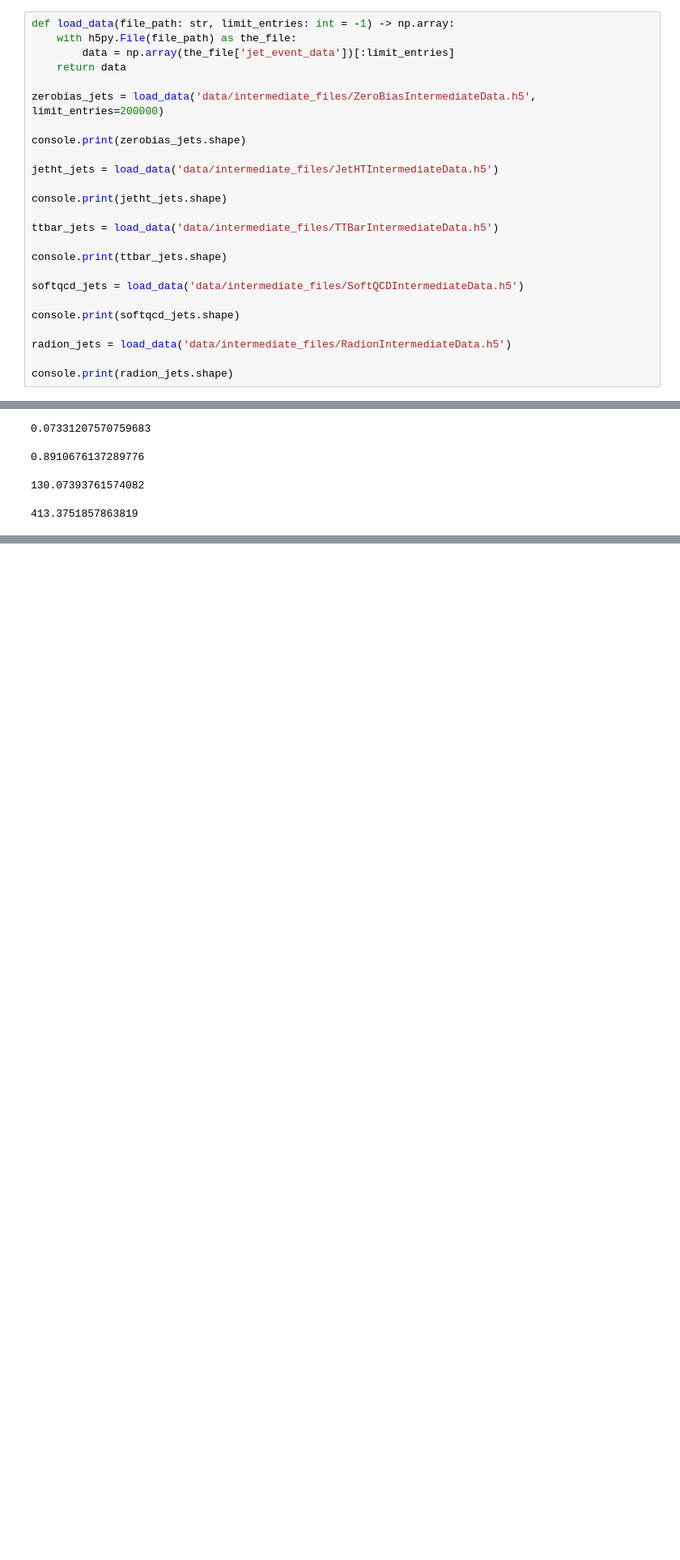
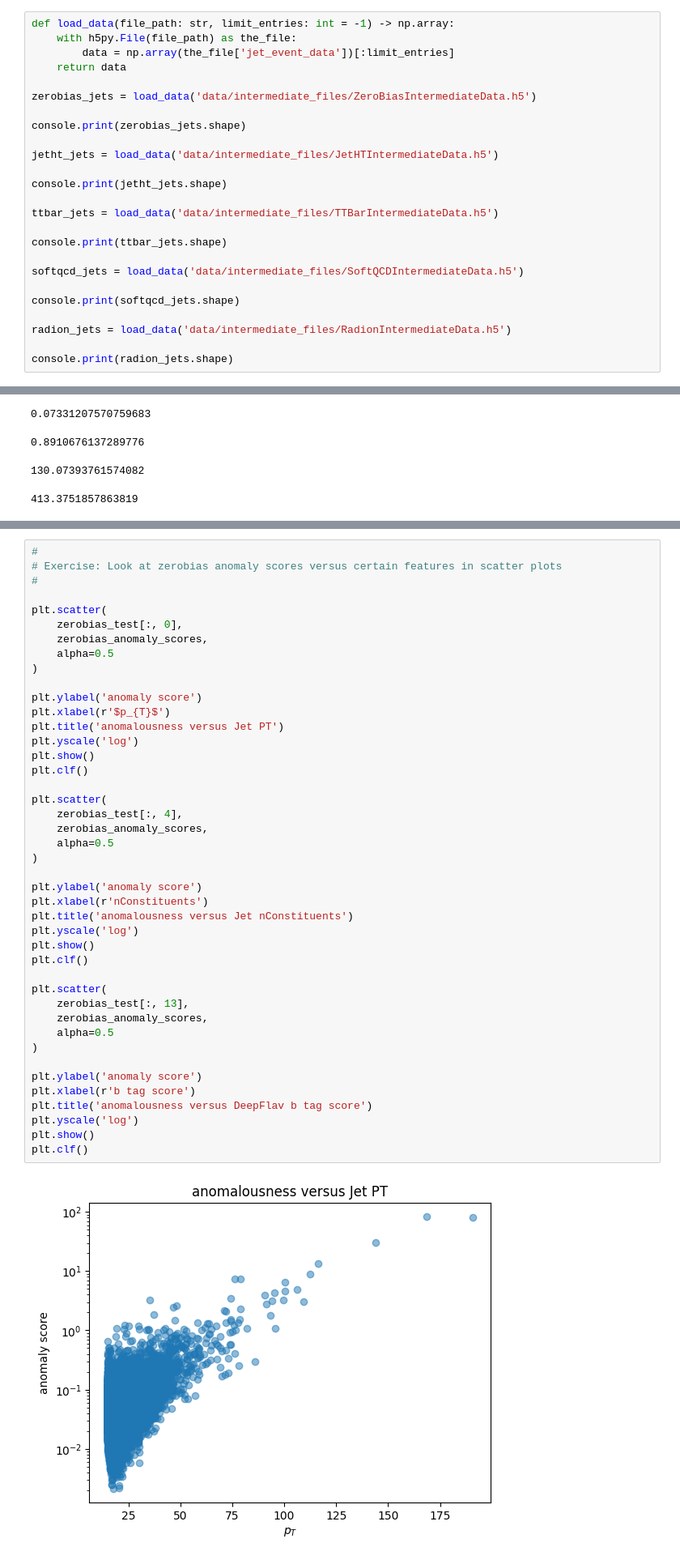
Before and after one commit to aloeliger/CMS_OpenData_Exercises, a Jupyter notebook: Intermediate_AD.ipynb, the cells around one changed output, grey strips where cells are left out. Shown at 81% size. Drawn from its saved outputs; the diff is of its cells as text; blank space fills up the shorter version.

Commit message:
Finalize Intermediate Exercise

```diff
--- a/Intermediate_AD.ipynb
+++ b/Intermediate_AD.ipynb
@@ -98,7 +98,7 @@ def load_data(file_path: str, limit_entries: int = -1) -> np.array:
         data = np.array(the_file['jet_event_data'])[:limit_entries]
     return data
 
-zerobias_jets = load_data('data/intermediate_files/ZeroBiasIntermediateData.h5', limit_entries=200000)
+zerobias_jets = load_data('data/intermediate_files/ZeroBiasIntermediateData.h5')
 
 console.print(zerobias_jets.shape)
 
@@ -338,0 +355,45 @@ console.print(np.std(jetht_anomaly_scores))
+# %%
+#
+# Exercise: Look at zerobias anomaly scores versus certain features in scatter plots
+#
+
+plt.scatter(
+    zerobias_test[:, 0],
+    zerobias_anomaly_scores,
+    alpha=0.5
+)
+
+plt.ylabel('anomaly score')
+plt.xlabel(r'$p_{T}$')
+plt.title('anomalousness versus Jet PT')
+plt.yscale('log')
+plt.show()
+plt.clf()
+
+plt.scatter(
+    zerobias_test[:, 4],
+    zerobias_anomaly_scores,
+    alpha=0.5
+)
+
+plt.ylabel('anomaly score')
+plt.xlabel(r'nConstituents')
+plt.title('anomalousness versus Jet nConstituents')
+plt.yscale('log')
+plt.show()
+plt.clf()
+
+plt.scatter(
+    zerobias_test[:, 13],
+    zerobias_anomaly_scores,
+    alpha=0.5
+)
+
+plt.ylabel('anomaly score')
+plt.xlabel(r'b tag score')
+plt.title('anomalousness versus DeepFlav b tag score')
+plt.yscale('log')
+plt.show()
+plt.clf()
+# %% [output]
+[figure, added]
```
Also changed, not shown: parts of 8 cells of this notebook.
